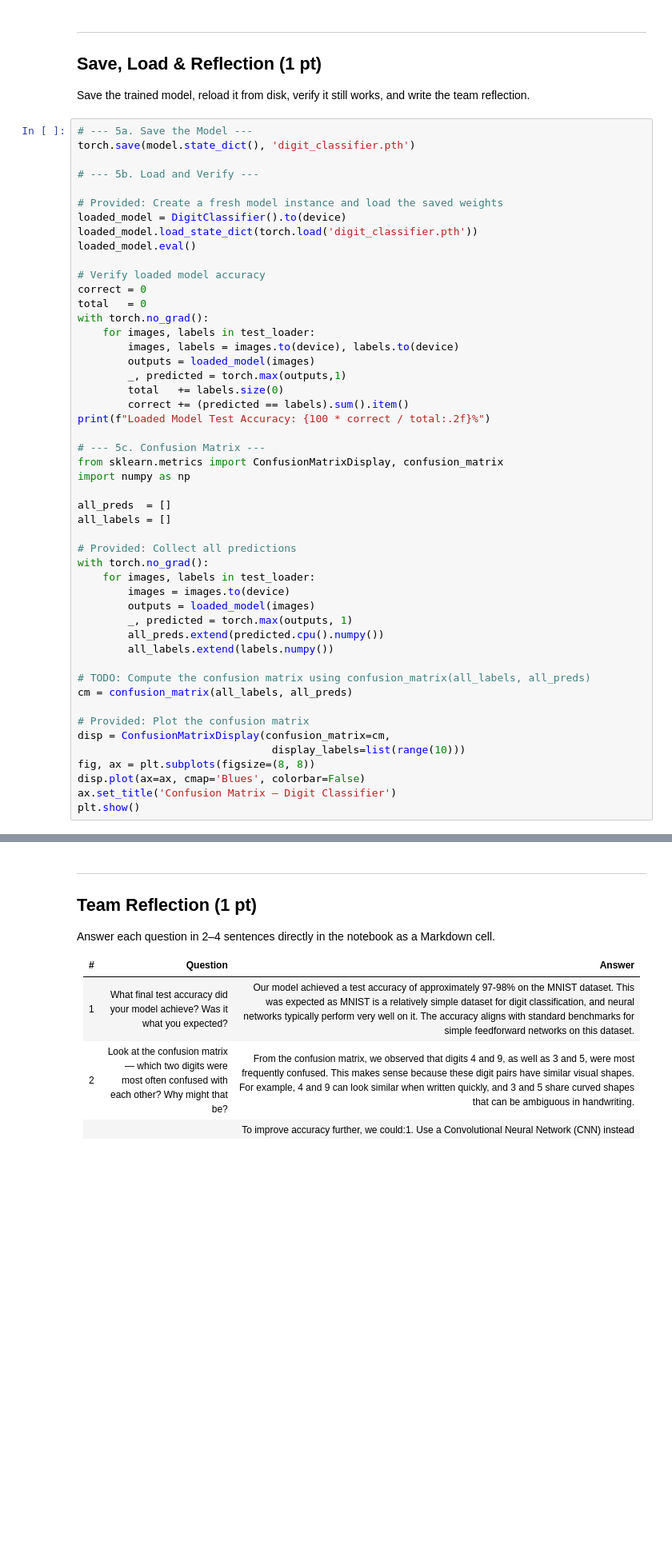
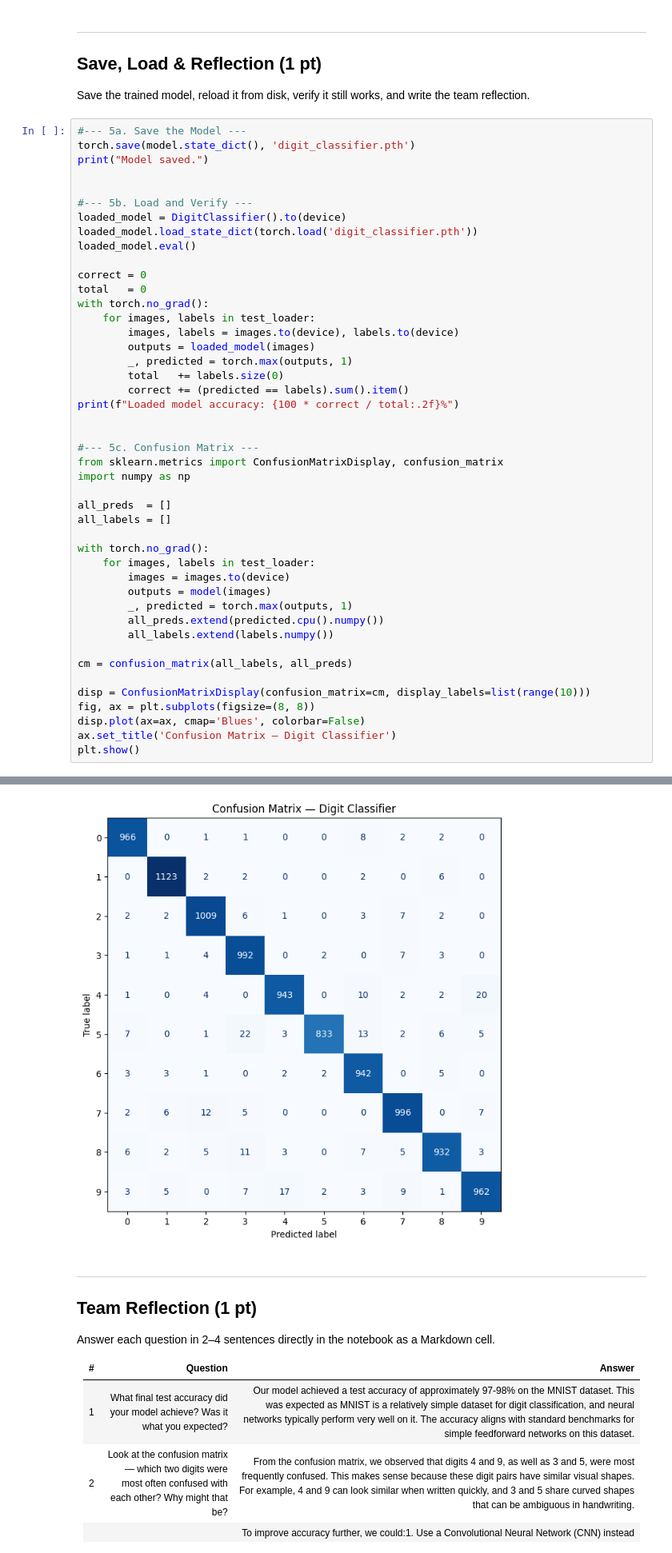
Before and after one commit to anjalifernando/Artificial-Intelligence-Project, a Jupyter notebook: ML/ML_Group_Project.ipynb, the cells around one changed output, grey strips where cells are left out. Shown at 80% size. Drawn from its saved outputs; the diff is of its cells as text; blank space fills up the shorter version.

```diff
--- a/ML/ML_Group_Project.ipynb
+++ b/ML/ML_Group_Project.ipynb
@@ -293,50 +282,46 @@ NameError: name 'model' is not defined
 
 Save the trained model, reload it from disk, verify it still works, and write the team reflection.
 # %%
-# --- 5a. Save the Model ---
+#--- 5a. Save the Model ---
 torch.save(model.state_dict(), 'digit_classifier.pth')
+print("Model saved.")
 
-# --- 5b. Load and Verify ---
 
-# Provided: Create a fresh model instance and load the saved weights
+#--- 5b. Load and Verify ---
 loaded_model = DigitClassifier().to(device)
 loaded_model.load_state_dict(torch.load('digit_classifier.pth'))
 loaded_model.eval()
 
-# Verify loaded model accuracy
 correct = 0
 total   = 0
 with torch.no_grad():
     for images, labels in test_loader:
         images, labels = images.to(device), labels.to(device)
         outputs = loaded_model(images)
-        _, predicted = torch.max(outputs,1)
+        _, predicted = torch.max(outputs, 1)
         total   += labels.size(0)
         correct += (predicted == labels).sum().item()
-print(f"Loaded Model Test Accuracy: {100 * correct / total:.2f}%")
+print(f"Loaded model accuracy: {100 * correct / total:.2f}%")
 
-# --- 5c. Confusion Matrix ---
+
+#--- 5c. Confusion Matrix ---
 from sklearn.metrics import ConfusionMatrixDisplay, confusion_matrix
 import numpy as np
 
 all_preds  = []
 all_labels = []
 
-# Provided: Collect all predictions
 with torch.no_grad():
     for images, labels in test_loader:
         images = images.to(device)
-        outputs = loaded_model(images)
+        outputs = model(images)
         _, predicted = torch.max(outputs, 1)
         all_preds.extend(predicted.cpu().numpy())
         all_labels.extend(labels.numpy())
 
-# TODO: Compute the confusion matrix using confusion_matrix(all_labels, all_preds)
 cm = confusion_matrix(all_labels, all_preds)
 
-# Provided: Plot the confusion matrix
-disp = ConfusionMatrixDisplay(confusion_matrix=cm,
-                               display_labels=list(range(10)))
+disp = ConfusionMatrixDisplay(confusion_matrix=cm, display_labels=list(range(10)))
 fig, ax = plt.subplots(figsize=(8, 8))
 disp.plot(ax=ax, cmap='Blues', colorbar=False)
 ax.set_title('Confusion Matrix — Digit Classifier')
@@ -346,3 +332,4 @@ SyntaxError: invalid syntax (4112465384.py, line 42)
+[figure, added]
 # %% [markdown]
 ---
 
```
Also changed, not shown: parts of 4 cells of this notebook.
